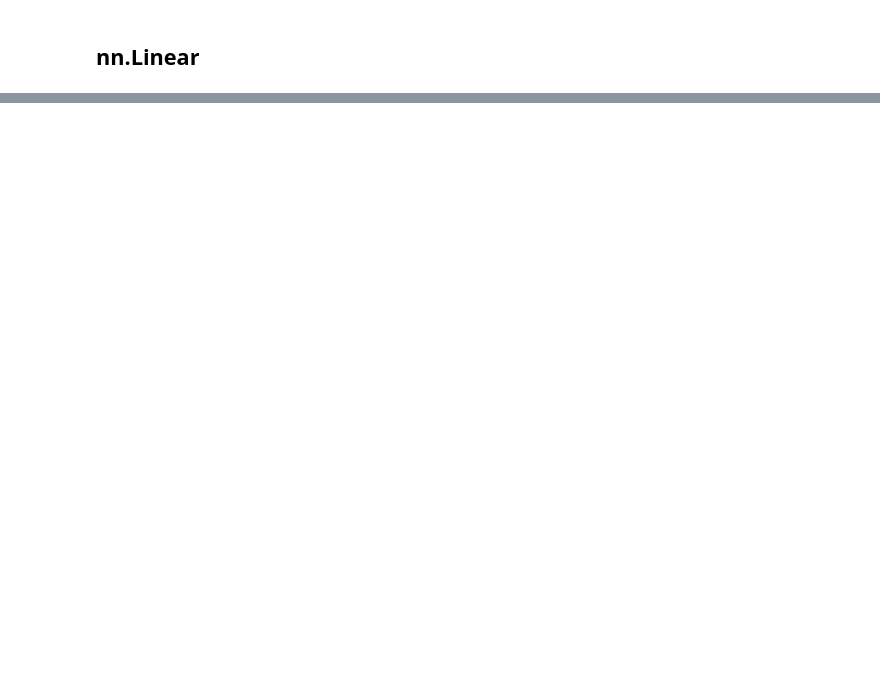
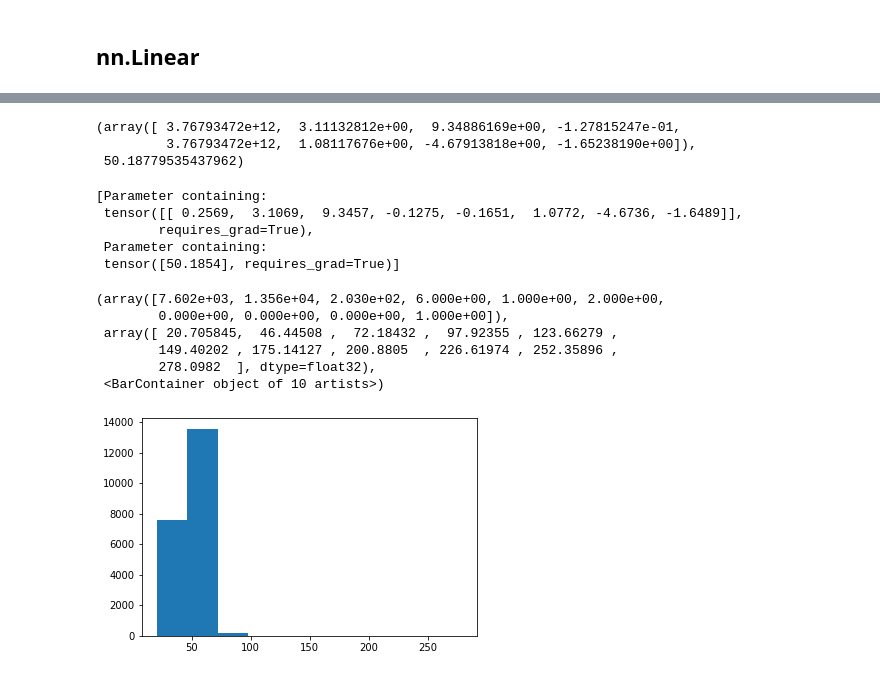
Before and after one commit to FelixArokia/pytorch-tutorials-fcc, a Jupyter notebook: 02_linear_regression.ipynb, the cells around one changed output, grey strips where cells are left out. Cells and saved outputs as stored; diff of their text form; code cells hidden in the pictures; blank space fills up the shorter version.

Commit message:
linear_modified, logistic added

```diff
--- a/02_linear_regression.ipynb
+++ b/02_linear_regression.ipynb
@@ -525,7 +600,7 @@ import torch.nn.functional as F
 # %%
 loss_fn = F.mse_loss
 # %%
-opt1 = torch.optim.SGD(model1.parameters(), lr = 0.2)
+opt1 = torch.optim.SGD(model1.parameters(), lr = 0.01)
 # %%
 list(model1.parameters())
 # %% [output]
@@ -538,9 +613,23 @@ list(model1.parameters())
 def fit(num_epochs, model, loss_fn, opt):
     for epoch in range(num_epochs):
         for xb, yb in train_loader:
+            #print(xb.shape)
+            #print(yb.shape)
+            #print(yb.float().shape)
+
+            #print(xb.float().shape)
+            #print(xb)
             opt.zero_grad()
             pred = model(xb)
+            #print(pred.shape)
+            #print(pred)
+
+            pred = model(xb.float())
+            #print(pred)
             #pred = pred.reshape(-1)
+            yb = yb.view(yb.size(0), -1)
+            #print(pred)
+            #print(yb)
             loss = loss_fn(pred, yb)
             #print(loss)
             loss.backward()
@@ -551,5 +640,5 @@ def fit(num_epochs, model, loss_fn, opt):
         if (epoch+1) % 10 == 0:
             print("Epoch : ", epoch+1, " Loss: ", loss.item()) #loss is still a tensor
 # %%
-fit(200, model1, loss_fn, opt1)
+fit(500, model1, loss_fn, opt1)
 # %% [output]
@@ -617,0 +670,2 @@ tensor([[3.4861],
+# %%
+pred = model1(train)
@@ -617,0 +700,27 @@ tensor([[3.4861],
+# %%
+### Linear Regression - sklearn
+from sklearn.linear_model import LinearRegression
+reg = LinearRegression().fit(X_scaled, y)
+reg.coef_, reg.intercept_
+# %% [output]
+(array([ 3.76793472e+12,  3.11132812e+00,  9.34886169e+00, -1.27815247e-01,
+         3.76793472e+12,  1.08117676e+00, -4.67913818e+00, -1.65238190e+00]),
+ 50.18779535437962)
+# %%
+list(model1.parameters())
+# %% [output]
+[Parameter containing:
+ tensor([[ 0.2569,  3.1069,  9.3457, -0.1275, -0.1651,  1.0772, -4.6736, -1.6489]],
+        requires_grad=True),
+ Parameter containing:
+ tensor([50.1854], requires_grad=True)]
+# %%
+plt.hist(pred.detach().numpy(), 10)
+# %% [output]
+(array([7.602e+03, 1.356e+04, 2.030e+02, 6.000e+00, 1.000e+00, 2.000e+00,
+        0.000e+00, 0.000e+00, 0.000e+00, 1.000e+00]),
+ array([ 20.705845,  46.44508 ,  72.18432 ,  97.92355 , 123.66279 ,
+        149.40202 , 175.14127 , 200.8805  , 226.61974 , 252.35896 ,
+        278.0982  ], dtype=float32),
+ <BarContainer object of 10 artists>)
+[figure, added]
```
Also changed, not shown: parts of 48 cells of this notebook, 1 other file.
